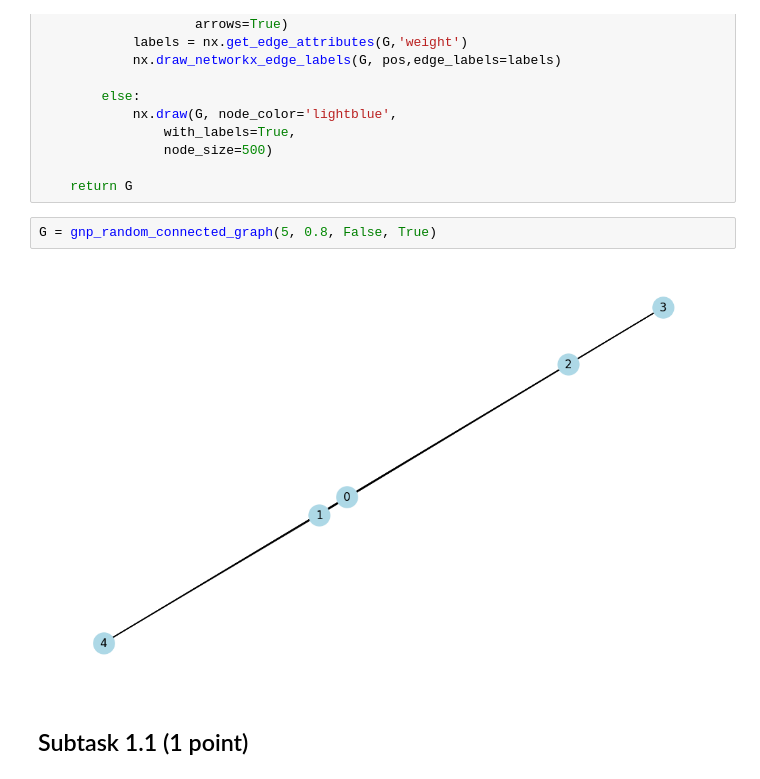
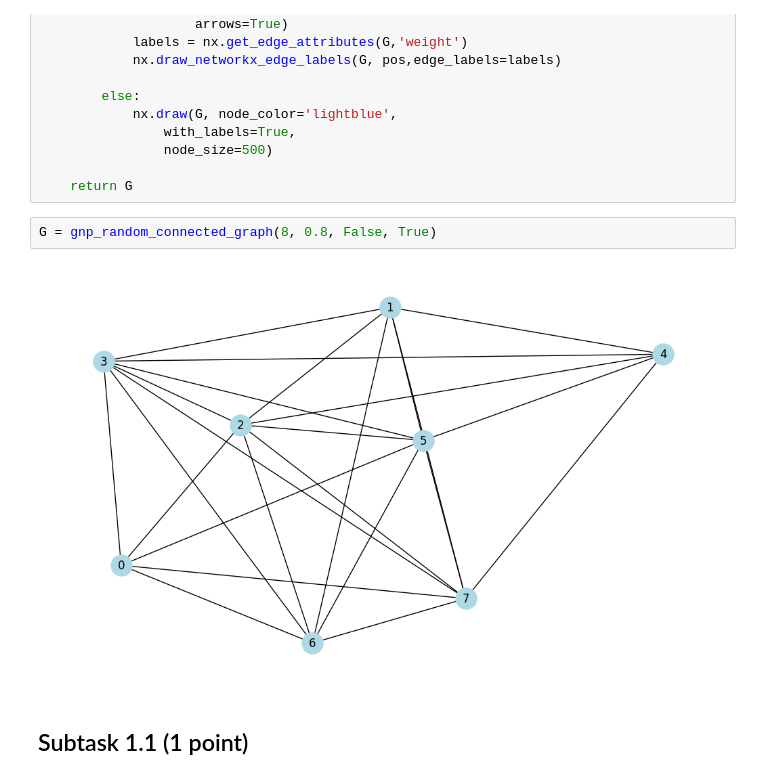
Before and after one commit to Artahko/lab1_team19_Yatsko_Yakymashchenko, a Jupyter notebook: Team19_Yatsko_Yakymashchenko_Lab1_Trees.ipynb, the cells around one changed output. Saved outputs shown, nothing was run; the diff lists cells and outputs as text.

```diff
--- a/Team19_Yatsko_Yakymashchenko_Lab1_Trees.ipynb
+++ b/Team19_Yatsko_Yakymashchenko_Lab1_Trees.ipynb
@@ -98,9 +99,9 @@ def gnp_random_connected_graph(num_of_nodes: int,
 
     return G
 # %%
-G = gnp_random_connected_graph(5, 0.8, False, True)
+G = gnp_random_connected_graph(8, 0.8, False, True)
 # %% [output]
-[figure, old version]
+[figure, new version]
 # %% [markdown]
 ## Subtask 1.1 (1 point)
 # %% [markdown]
```
Also changed, not shown: parts of 29 cells of this notebook.
